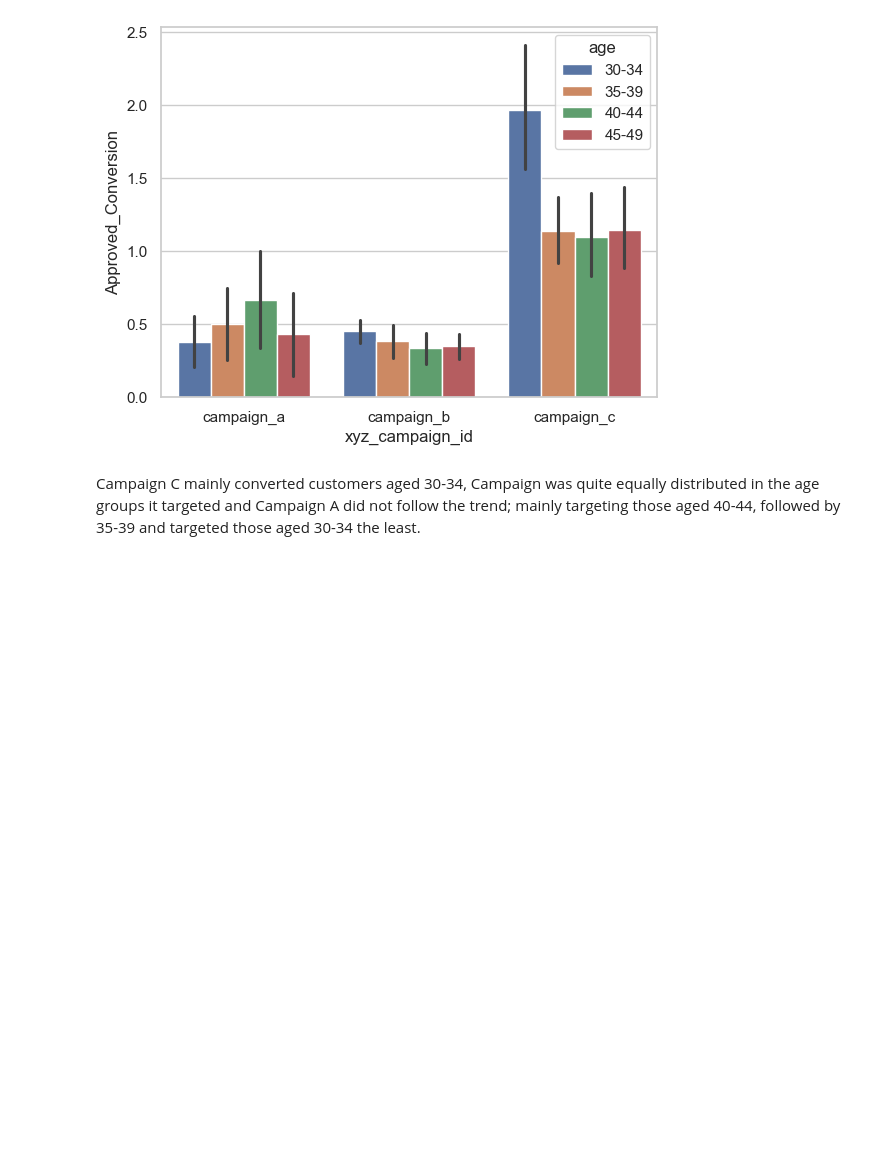
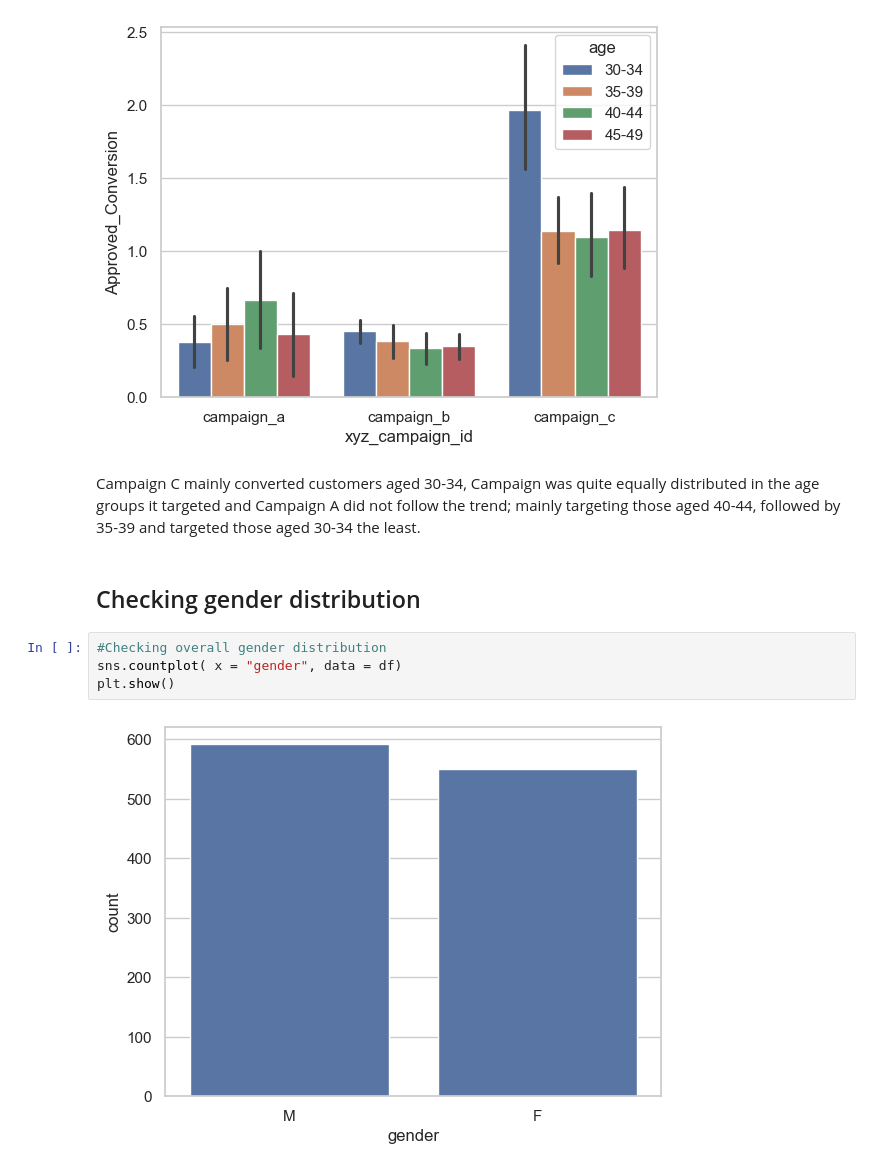
Before and after one commit to joela03/Marketing-EDA, a Jupyter notebook: marketing_eda.ipynb, the cells around one changed output. Drawn from its saved outputs; the diff is of its cells as text; blank space fills up the shorter version.

Commit message:
checked distributin of gender

```diff
--- a/marketing_eda.ipynb
+++ b/marketing_eda.ipynb
@@ -212,3 +212,11 @@ sns.barplot(x = df["xyz_campaign_id"], y = df["Approved_Conversion"], hue = df["
 [figure]
 # %% [markdown]
 Campaign C mainly converted customers aged 30-34, Campaign was quite equally distributed in the age groups it targeted and Campaign A did not follow the trend; mainly targeting those aged 40-44, followed by 35-39 and targeted those aged 30-34 the least.
+# %% [markdown]
+## Checking gender distribution
+# %%
+#Checking overall gender distribution
+sns.countplot( x = "gender", data = df)
+plt.show()
+# %% [output]
+[figure, added]
```
Also changed, not shown: parts of 3 cells of this notebook.
